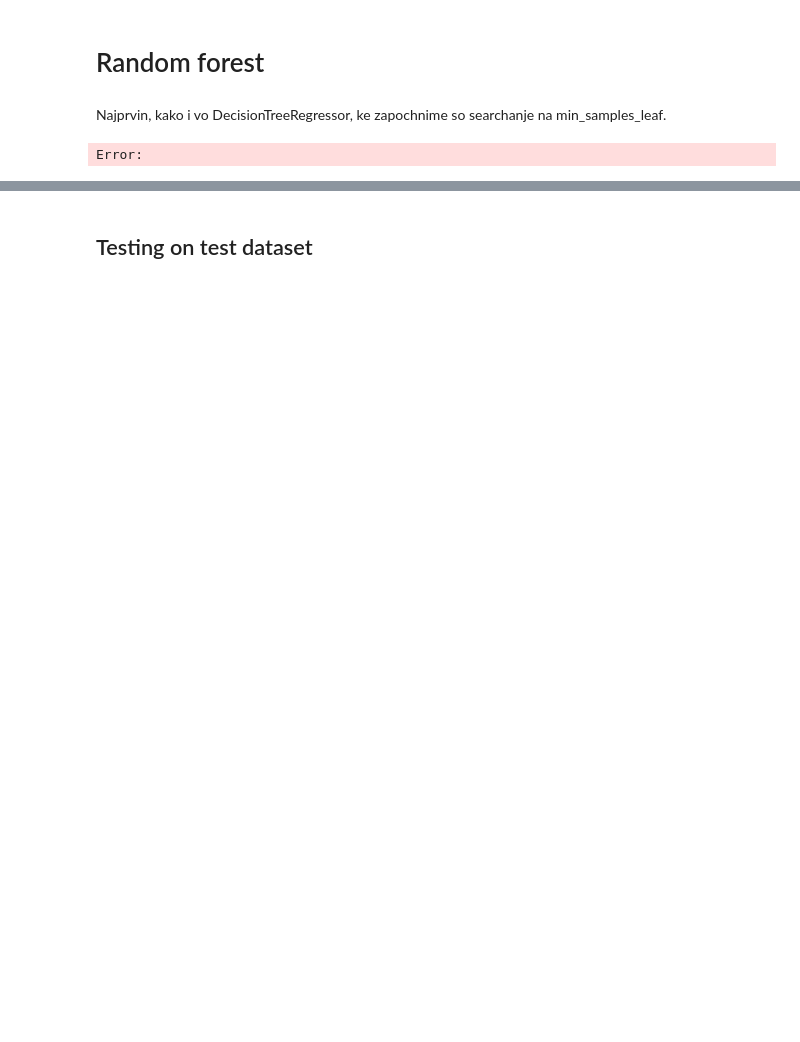
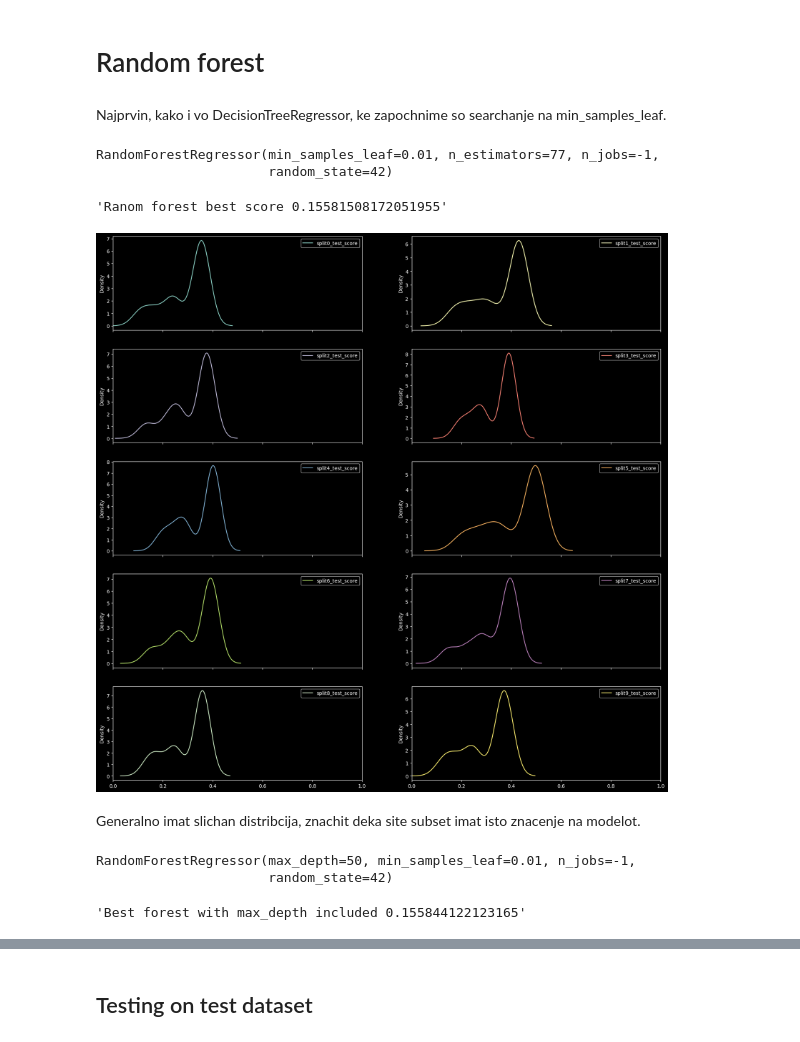
Before and after one commit to viki123v/housing-prices-analysis, a Jupyter notebook: notebooks/regression-trees.ipynb, the cells around one changed output, grey strips where cells are left out. Cells and saved outputs as stored; diff of their text form; code cells hidden in the pictures; blank space fills up the shorter version.

Commit message:
feat: Trees finished

```diff
--- a/notebooks/regression-trees.ipynb
+++ b/notebooks/regression-trees.ipynb
@@ -20,6 +20,8 @@ import copy
 # %% [markdown]
 # Utils
 # %%
+reverse_mse=lambda x: -1 * x
+
 def get_ccp_alpha_erros(ccp_alphas,X,y):
     errs={}
     for ccp in ccp_alphas:
@@ -57,6 +59,15 @@ def param_space_search(tree,X,y,param_grid):
     )
     fine_tuner.fit(X,y)
     return fine_tuner
+
+def plot_cvs(fine_tuner):
+    res=pd.DataFrame(fine_tuner.cv_results_)
+    axs=res[[f'split{i}_test_score' for i in range(10)]].map(reverse_mse)\
+        .plot.kde(subplots=True,layout=(5,2),figsize=(20,20))
+    for ax in axs:
+        ax=ax[0]
+        ax.set_xlim((0,1))
+    plt.show()
 # %% [markdown]
 # Load & Process data
 # %%
@@ -441,8 +457,8 @@ DecisionTreeRegressor(min_samples_leaf=0.01, random_state=42)
 Najprvin, kako i vo DecisionTreeRegressor, ke zapochnime so searchanje na min_samples_leaf.
 # %%
 tree=RandomForestRegressor(random_state=42,n_jobs=-1)
-param_space_min_samples=np.linspace(start=0.01,stop=0.8,num=50)
-param_space_num_estiamtors=np.logspace(start=1,stop=2,base=10,dtype=np.int64,num=20)
+param_space_min_samples=np.linspace(start=0.01,stop=0.8,num=10)
+param_space_num_estiamtors=np.logspace(start=1,stop=2,base=10,dtype=np.int64,num=10)
 fine_tuner=param_space_search(
     tree=tree,
     X=X_tr_proc,
@@ -452,14 +468,30 @@ fine_tuner=param_space_search(
         'n_estimators' : param_space_num_estiamtors
     }
 )
+fine_tuner.best_estimator_
 # %% [output]
-Error:
+RandomForestRegressor(min_samples_leaf=0.01, n_estimators=77, n_jobs=-1,
+                      random_state=42)
+# %%
+'Ranom forest best score {}'.format(-1 * fine_tuner.best_score_)
+# %% [output]
+'Ranom forest best score 0.15581508172051955'
+# %%
+plot_cvs(fine_tuner=fine_tuner)
+# %% [output]
+[figure, added]
+# %% [markdown]
+Generalno imat slichan distribcija, znachit deka site subset imat isto znacenje na modelot.
 # %%
+param_space_min_samples=np.linspace(start=0.01,stop=0.8,num=5)
+param_space_num_estiamtors=np.logspace(start=1,stop=2,base=10,dtype=np.int64,num=5)
 param_space_max_depth =np.linspace(
     start=int(0.1*X_tr_proc.shape[1]),
     stop=int(1.2*X_tr_proc.shape[1]),
-    dtype=np.int64
+    dtype=np.int64,
+    num=5
 )
+tree=RandomForestRegressor(random_state=42,n_jobs=-1)
 fine_tuner=param_space_search(
     tree=tree,
     X=X_tr_proc,
@@ -470,3 +502,11 @@ fine_tuner=param_space_search(
         "max_depth" : param_space_max_depth
     }
 )
+fine_tuner.best_estimator_
+# %% [output]
+RandomForestRegressor(max_depth=50, min_samples_leaf=0.01, n_jobs=-1,
+                      random_state=42)
+# %%
+'Best forest with max_depth included {}'.format(-1 *fine_tuner.best_score_)
+# %% [output]
+'Best forest with max_depth included 0.155844122123165'
```
Also changed, not shown: parts of 19 cells of this notebook, 1 other file.
